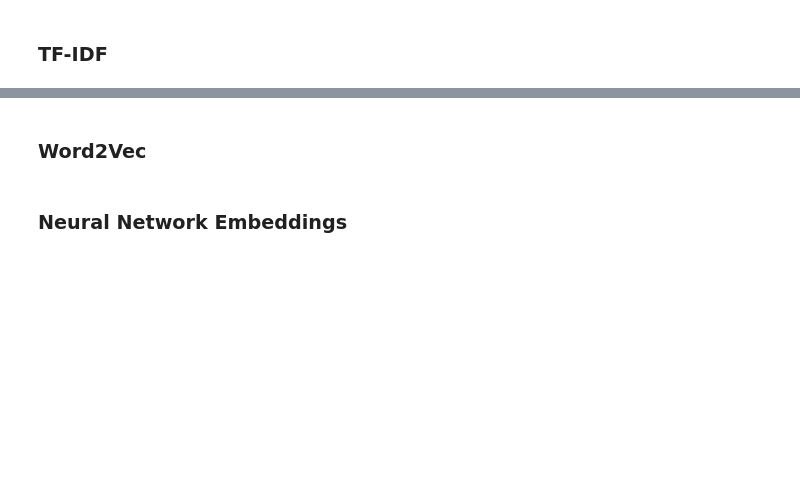
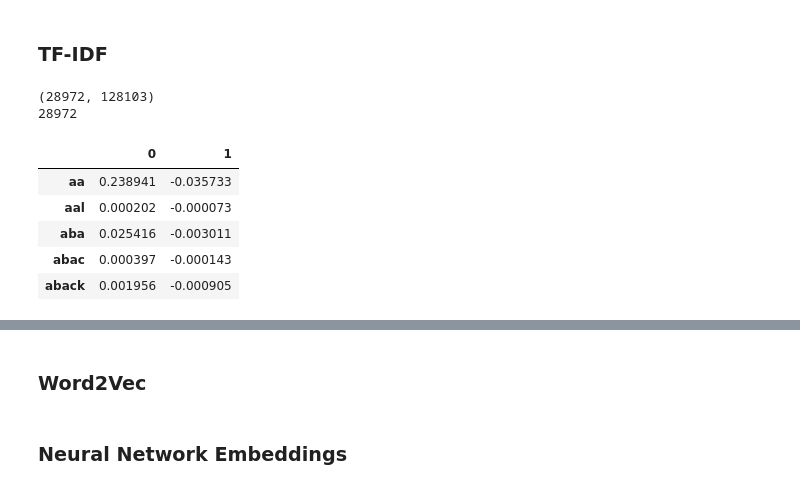
Before and after one commit to anthonycreates2000/Word-Embedding-Visualization, a Jupyter notebook: Word_Embedding_Visualization_with_Embedding_Layer.ipynb, the cells around one changed output, grey strips where cells are left out. Drawn from its saved outputs; the diff is of its cells as text; code cells hidden in the pictures; blank space fills up the shorter version.

Commit message:
Added code to visualize TF-IDF Vectorizer word embedding.

```diff
--- a/Word_Embedding_Visualization_with_Embedding_Layer.ipynb
+++ b/Word_Embedding_Visualization_with_Embedding_Layer.ipynb
@@ -500,3 +500,29 @@ fig.show()
 [interactive output not drawn]
 # %% [markdown]
 ### TF-IDF
+# %%
+tf_idf_vectorizer = TfidfVectorizer()
+word_embedding = tf_idf_vectorizer.fit_transform(preprocessed_dataset).T
+feature_names = tf_idf_vectorizer.get_feature_names_out()
+print(word_embedding.shape)
+print(len(feature_names))
+# %% [output]
+(28972, 128103)
+28972
+# %%
+truncated_svd = TruncatedSVD(n_components = 2)
+word_embedding_truncated = truncated_svd.fit_transform(word_embedding)
+
+word_embedding_df = pd.DataFrame(
+  word_embedding_truncated,
+  index = feature_names
+)
+
+word_embedding_df.head()
+# %% [output]
+|  | 0 | 1 |
+| aa | 0.238941 | -0.035733 |
+| aal | 0.000202 | -0.000073 |
+| aba | 0.025416 | -0.003011 |
+| abac | 0.000397 | -0.000143 |
+| aback | 0.001956 | -0.000905 |
```
Also changed, not shown: parts of 2 cells of this notebook.
